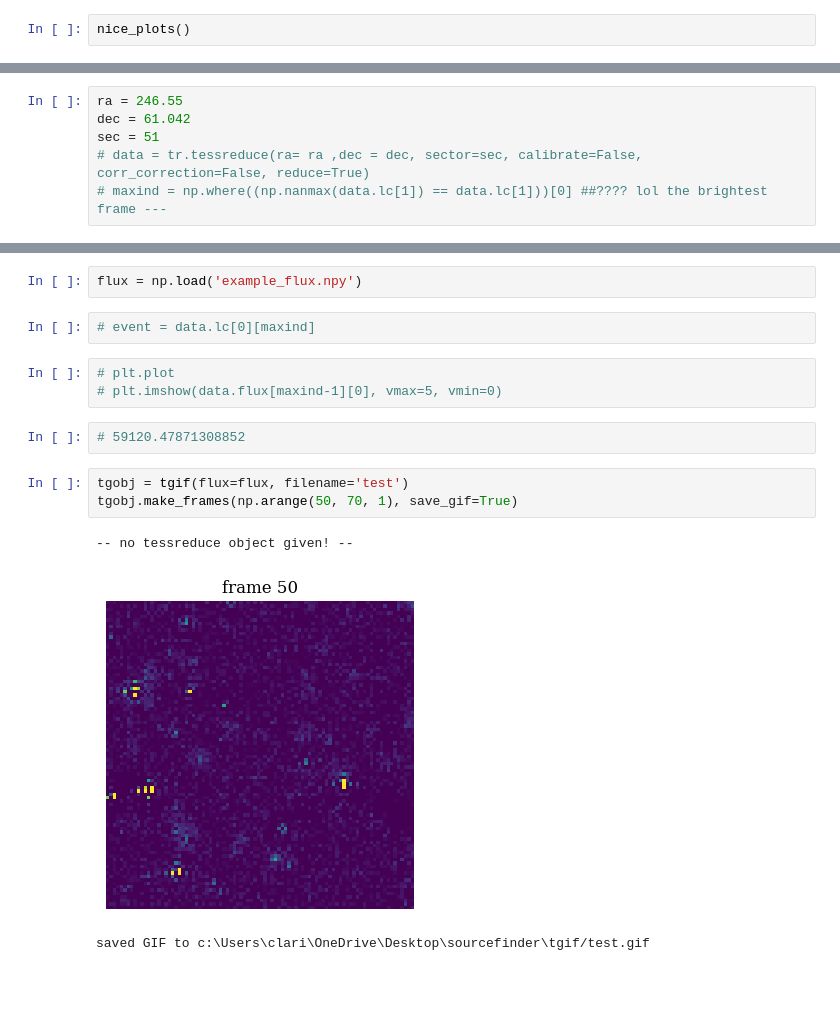
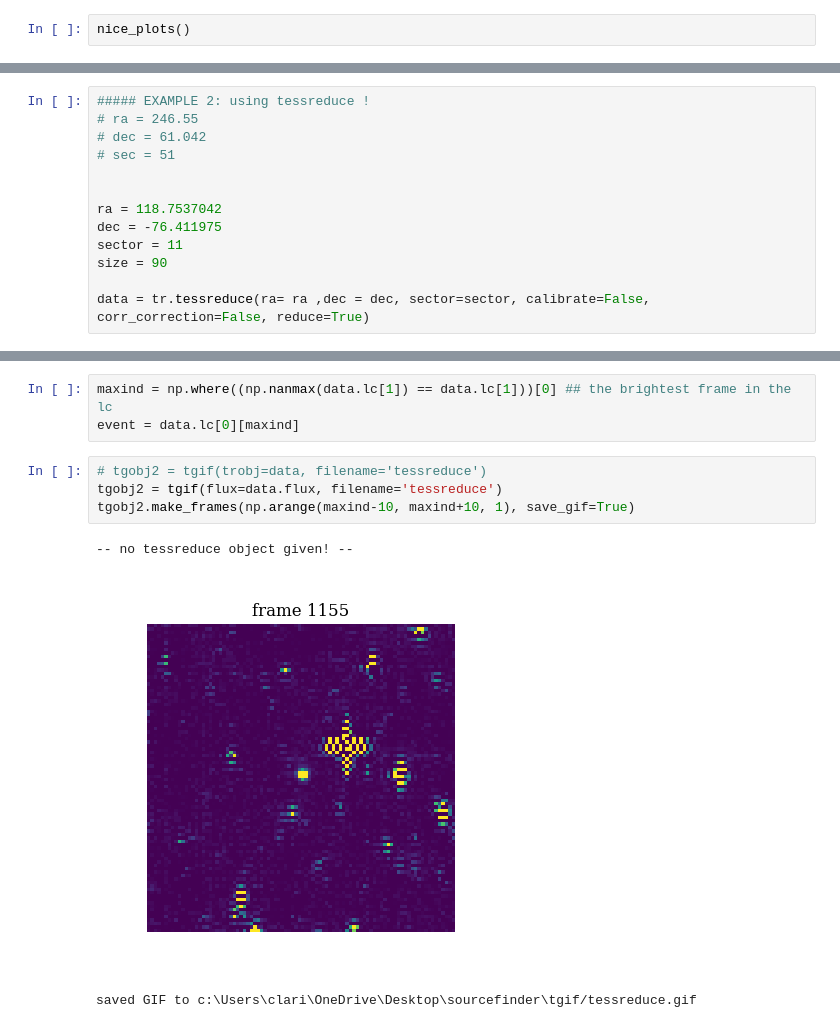
Before and after one commit to crixiii/tgif, a Jupyter notebook: example.ipynb, the cells around one changed output, grey strips where cells are left out. Cells and saved outputs as stored; diff of their text form; blank space fills up the shorter version.

```diff
--- a/example.ipynb
+++ b/example.ipynb
@@ -9,6 +19,13 @@ nice_plots()
 # %%
-ra = 246.55
-dec = 61.042
-sec = 51
-# data = tr.tessreduce(ra= ra ,dec = dec, sector=sec, calibrate=False, corr_correction=False, reduce=True)
-# maxind = np.where((np.nanmax(data.lc[1]) == data.lc[1]))[0] ##???? lol the brightest frame ---
+##### EXAMPLE 2: using tessreduce !
+# ra = 246.55
+# dec = 61.042
+# sec = 51
+
+
+ra = 118.7537042
+dec = -76.411975
+sector = 11
+size = 90
+
+data = tr.tessreduce(ra= ra ,dec = dec, sector=sector, calibrate=False, corr_correction=False, reduce=True)
@@ -15,16 +46,11 @@ sec = 51
-# %%
-flux = np.load('example_flux.npy')
-# %%
-# event = data.lc[0][maxind]
-# %%
-# plt.plot
-# plt.imshow(data.flux[maxind-1][0], vmax=5, vmin=0)
-# %%
-# 59120.47871308852
+# %%
+maxind = np.where((np.nanmax(data.lc[1]) == data.lc[1]))[0] ## the brightest frame in the lc
+event = data.lc[0][maxind]
 # %%
-tgobj = tgif(flux=flux, filename='test')
-tgobj.make_frames(np.arange(50, 70, 1), save_gif=True)
+# tgobj2 = tgif(trobj=data, filename='tessreduce')
+tgobj2 = tgif(flux=data.flux, filename='tessreduce')
+tgobj2.make_frames(np.arange(maxind-10, maxind+10, 1), save_gif=True)
 # %% [output]
 -- no tessreduce object given! --
-[figure, old version]
+[figure, new version]
-saved GIF to c:\Users\clari\OneDrive\Desktop\sourcefinder\tgif/test.gif
+saved GIF to c:\Users\clari\OneDrive\Desktop\sourcefinder\tgif/tessreduce.gif
```
Also changed, not shown: parts of 3 cells of this notebook, 3 other files.
